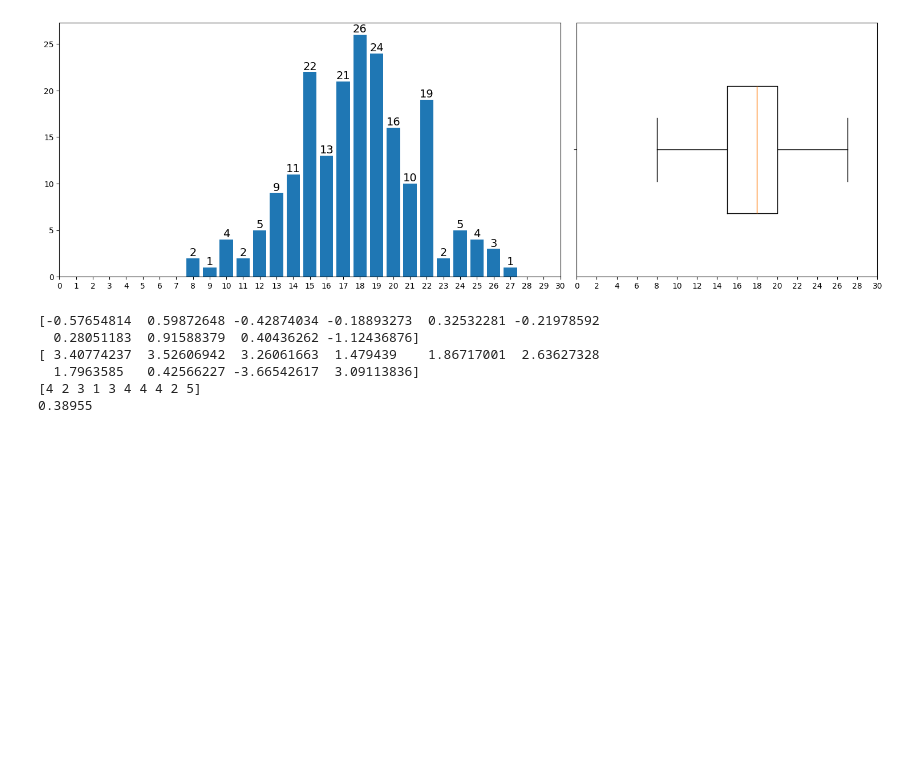
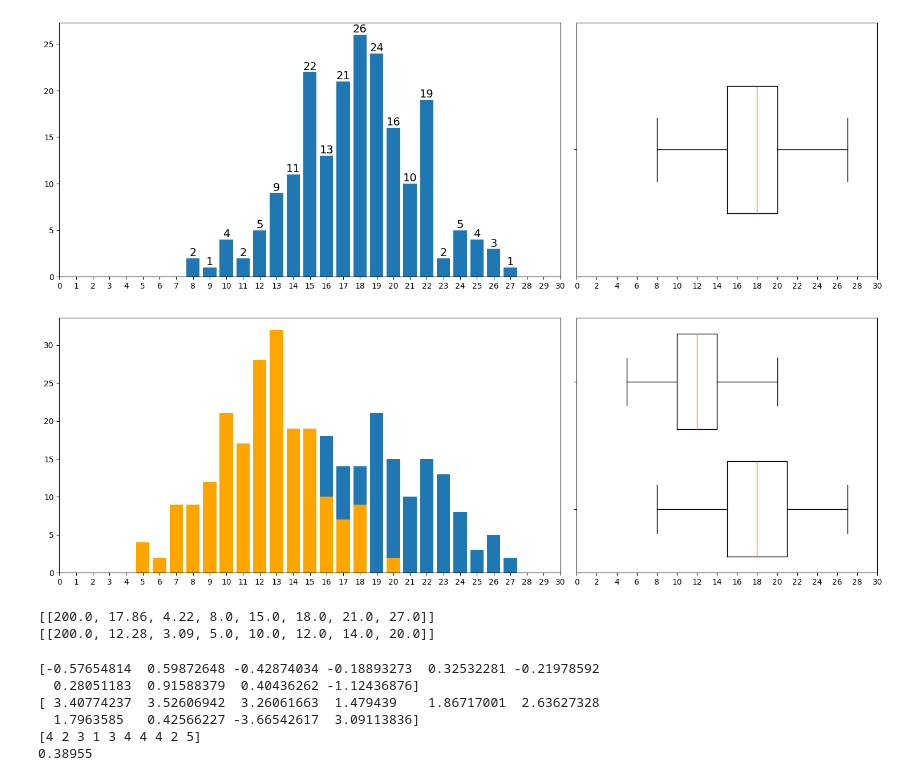
Before and after one commit to cfroccajr/Mathematical-Reasoning-Assessment-for-Math-in-Games, a Jupyter notebook: python code/random data and images.ipynb, the cells around one changed output. Cells and saved outputs as stored; diff of their text form; code cells hidden in the pictures; blank space fills up the shorter version.

Commit message:
Added image and data analysis

```diff
--- a/python code/random data and images.ipynb
+++ b/python code/random data and images.ipynb
@@ -13,10 +13,10 @@ def dice_roll(n=1,D=6,N=1):
 # %%
 # Roll N rolls of n dD sided dice, return their sums in the array values
 # and a dictionary that compiles how many times each sum appears, roll_dict
-def sum_rolls(n=1,D=6,N=1):
+def sum_rolls(n=1,D=6,N=1,shift=0):
     roll_dict = {}
     rolls = dice_roll(n,D,N)
-    values = np.sum(rolls,axis=1)
+    values = np.sum(rolls,axis=1)+shift
     min_value = np.min(values)
     max_value = np.max(values)
     for i in range(min_value,max_value+1):
@@ -56,6 +61,40 @@ fig.tight_layout()
 # fig.savefig("../images/atribute_rolls_trial1.png",bbox_inches='tight',transparent=True);
 # %% [output]
 [figure]
+# %%
+# Creates a bar chart and box plot side by side using raw and compiled data.
+
+# Collect/generate the data
+temp_dict,raw_values = sum_rolls(5,6,200,0)
+temp_dict2,raw_values2 = sum_rolls(3,6,200,2)
+
+# Initialize the figure
+fig,axis = plt.subplots(1,2,figsize=(15,5),width_ratios=[5,3])
+
+# Create bar chart using compiled data values
+bars = axis[0].bar(temp_dict.keys(),temp_dict.values());
+bars2 = axis[0].bar(temp_dict2.keys(),temp_dict2.values(),color="orange");
+# axis[0].bar_label(bars,fontsize=14)
+# axis[0].bar_label(bars2,fontsize=14)
+
+# Create box plot using the raw values
+axis[1].boxplot([raw_values,raw_values2],orientation="horizontal",tick_labels=["",""],widths=0.75);
+
+# Format axes
+axis[0].set_xticks(range(0,31));
+axis[1].set_xticks(range(0,31,2));
+
+# Adjust the layout for the figure
+fig.tight_layout()
+# fig.savefig("../images/opposed_roll_trial.png",bbox_inches='tight',transparent=True);
+# %% [output]
+[figure, added]
+# %%
+print(np.round(numpy_stats(raw_values),2).tolist())
+print(np.round(numpy_stats(raw_values2),2).tolist())
+# %% [output]
+[[200.0, 17.86, 4.22, 8.0, 15.0, 18.0, 21.0, 27.0]]
+[[200.0, 12.28, 3.09, 5.0, 10.0, 12.0, 14.0, 20.0]]
 # %%
 # Sample commands to create values from particular distributions
 print(rng.normal(0,0.5,size=10))
```
Also changed, not shown: parts of 1 cell of this notebook, 1 other file.
